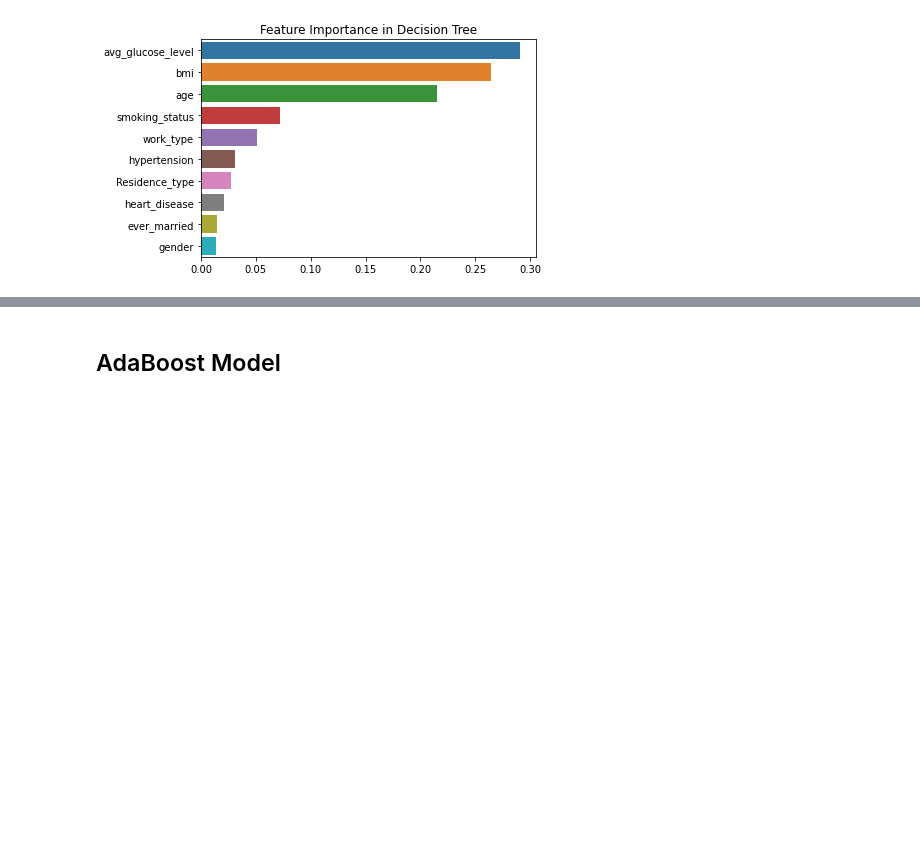
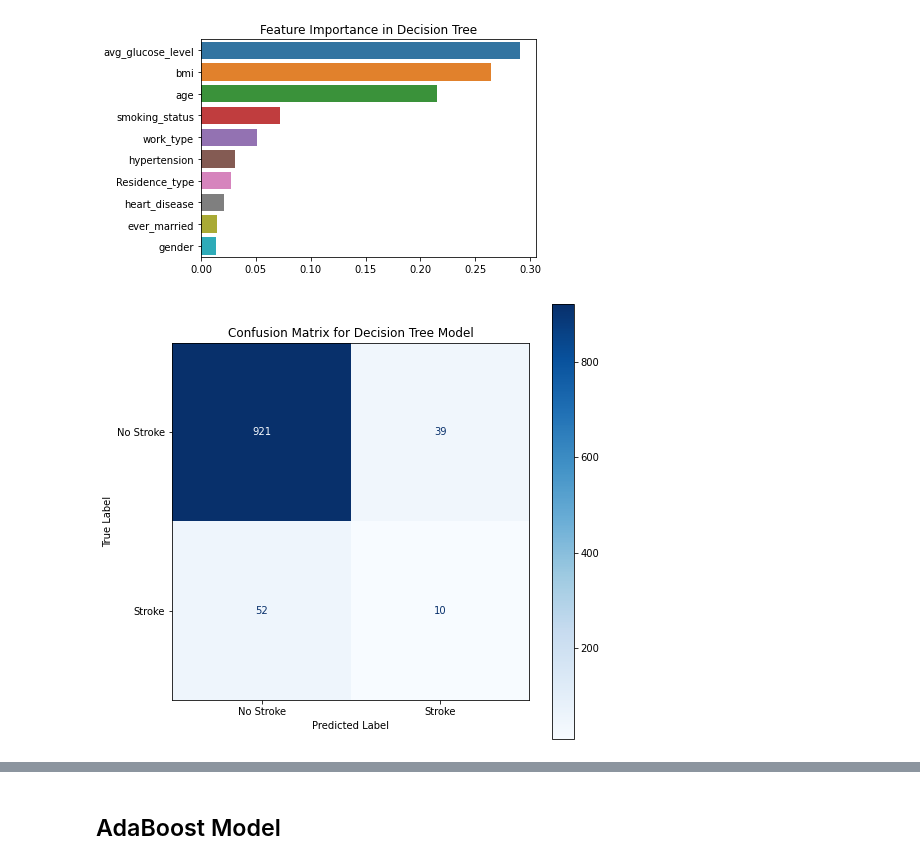
Before and after one commit to kevinwjin/cpsc581, a Jupyter notebook: Xinyi.ipynb, the cells around one changed output, grey strips where cells are left out. Cells and saved outputs as stored; diff of their text form; code cells hidden in the pictures; blank space fills up the shorter version.

```diff
--- a/Xinyi.ipynb
+++ b/Xinyi.ipynb
@@ -152,3 +173,25 @@ plt.title('Feature Importance in Decision Tree')
 plt.show()
 # %% [output]
 [figure]
+# %%
+# Confusion Matrix
+from sklearn.metrics import confusion_matrix, ConfusionMatrixDisplay
+
+cm = confusion_matrix(y_test, dt_predictions)
+disp = ConfusionMatrixDisplay(confusion_matrix=cm, display_labels=['No Stroke', 'Stroke'])
+
+# Use matplotlib to plot the confusion matrix
+fig, ax = plt.subplots(figsize=(8, 8))
+disp.plot(ax=ax, cmap='Blues')
+
+# Adding a title
+ax.set_title('Confusion Matrix for Decision Tree Model')
+
+# Additional plot customizations
+ax.set_xlabel('Predicted Label')
+ax.set_ylabel('True Label')
+
+# Show the plot
+plt.show()
+# %% [output]
+[figure, added]
```
Also changed, not shown: parts of 9 cells of this notebook.
